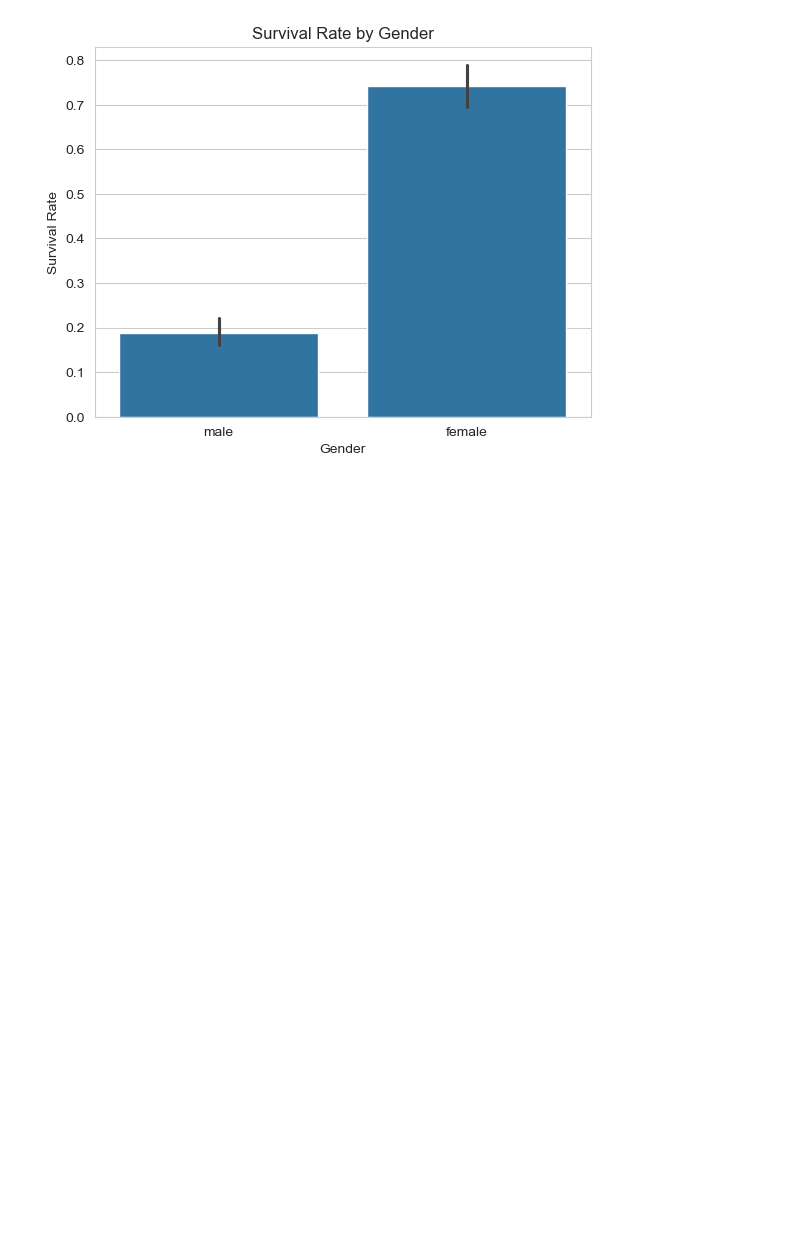
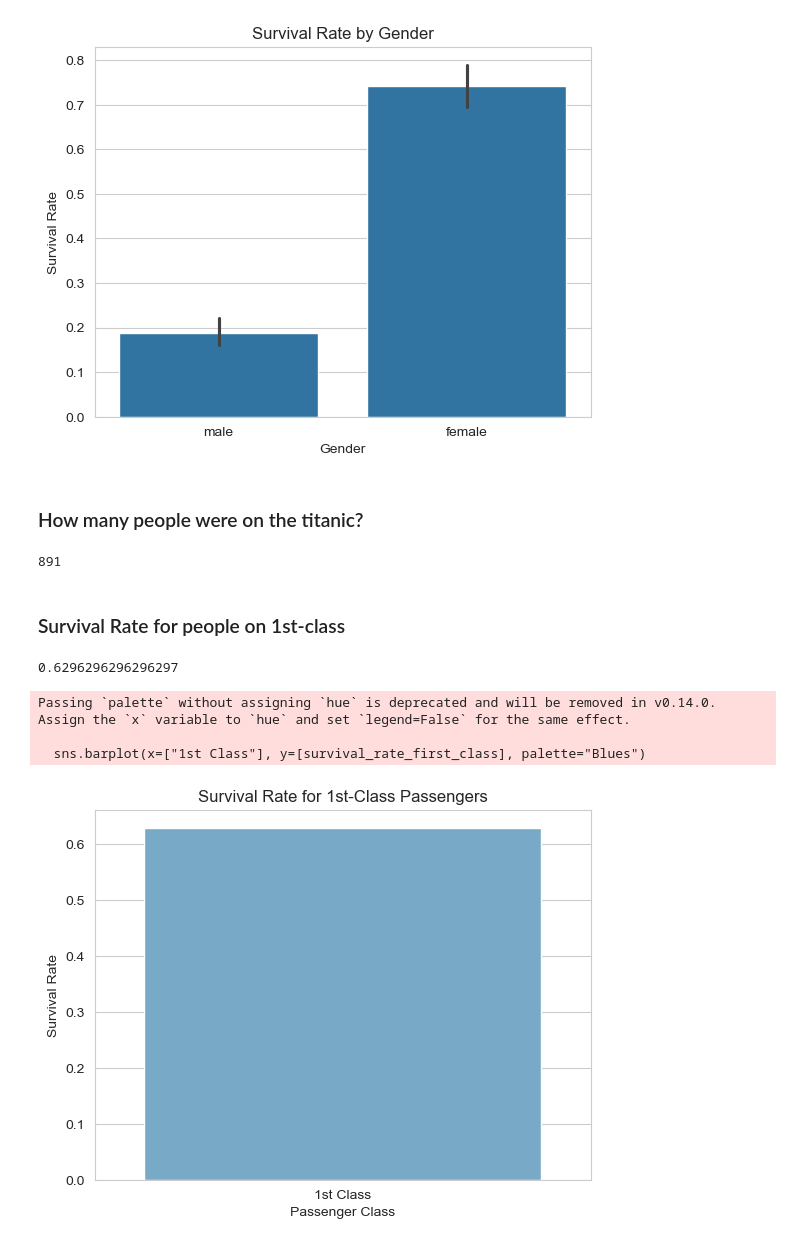
Before and after one commit to IMOsbo/DATA6550-Visualization, a Jupyter notebook: Project-Code-Rogel.ipynb, the cells around one changed output. Saved outputs shown, nothing was run; the diff lists cells and outputs as text; code cells hidden in the pictures; blank space fills up the shorter version.

```diff
--- a/Project-Code-Rogel.ipynb
+++ b/Project-Code-Rogel.ipynb
@@ -65,3 +65,39 @@ plt.ylabel('Survival Rate')
 plt.show()
 # %% [output]
 [figure]
+# %% [markdown]
+### How many people were on the titanic?
+# %%
+titanic_passenger_count = df.shape[0]
+print(titanic_passenger_count)
+# %% [output]
+891
+# %% [markdown]
+### Survival Rate for people on 1st-class
+# %%
+# Filter the data for 1st-class passengers
+first_class_data = df_titanic[df_titanic['pclass'] == 1]
+
+# Calculate the survival rate for 1st-class passengers
+survival_rate_first_class = first_class_data['survived'].mean()
+
+# Display the survival rate
+print(survival_rate_first_class)
+# %% [output]
+0.6296296296296297
+# %%
+# Create a bar graph for the survival rate of 1st-class passengers
+sns.barplot(x=["1st Class"], y=[survival_rate_first_class], palette="Blues")
+
+# Adding title and labels
+plt.title('Survival Rate for 1st-Class Passengers')
+plt.ylabel('Survival Rate')
+plt.xlabel('Passenger Class')
+
+# Display the plot
+plt.show()
+# %% [output]
+Passing `palette` without assigning `hue` is deprecated and will be removed in v0.14.0. Assign the `x` variable to `hue` and set `legend=False` for the same effect.
+
+  sns.barplot(x=["1st Class"], y=[survival_rate_first_class], palette="Blues")
+[figure, added]
```
Also changed, not shown: parts of 3 cells of this notebook.
